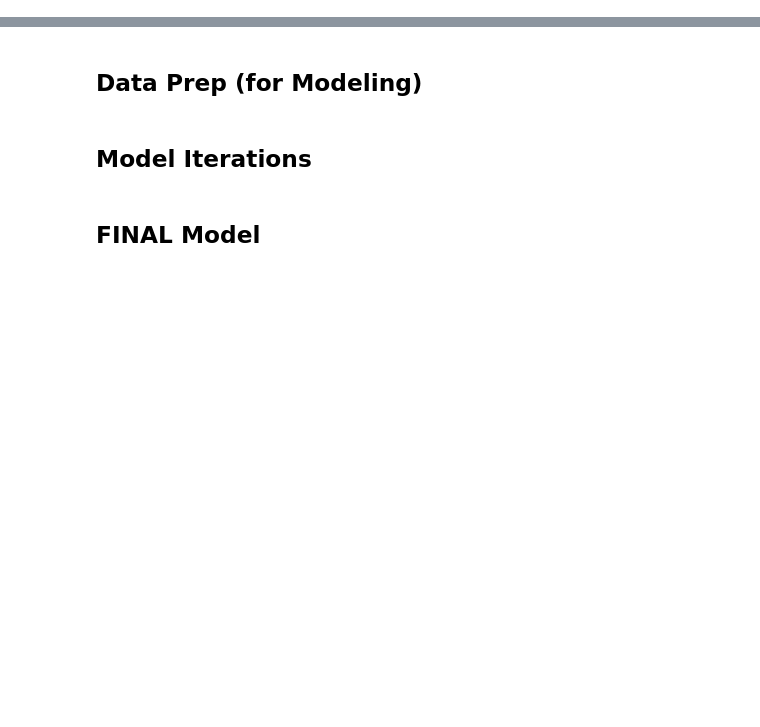
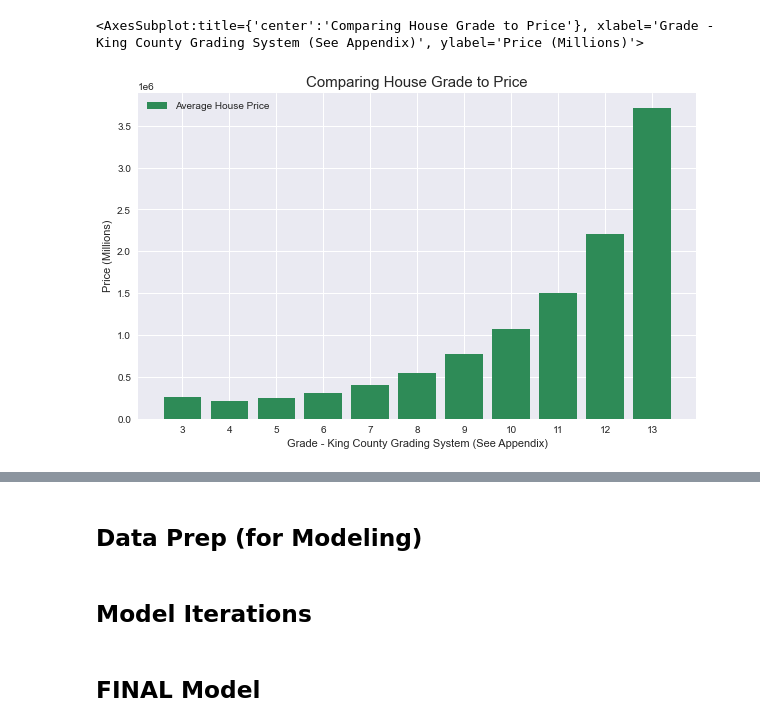
Before and after one commit to Luv2bnanook44/phase_2_project_quanggang, a Jupyter notebook: final_notebook.ipynb, the cells around one changed output, grey strips where cells are left out. Drawn from its saved outputs; the diff is of its cells as text; code cells hidden in the pictures; blank space fills up the shorter version.

```diff
--- a/final_notebook.ipynb
+++ b/final_notebook.ipynb
@@ -10,0 +248,5 @@ Authors: Svitlana Glibova & [Jamie Dowat](mailto:jamie_dowat44@yahoo.com)
+# %%
+bc.price_by_grade(data)
+# %% [output]
+<AxesSubplot:title={'center':'Comparing House Grade to Price'}, xlabel='Grade - King County Grading System (See Appendix)', ylabel='Price (Millions)'>
+[figure, added]
```
Also changed, not shown: parts of 66 cells of this notebook, 5 other files.
